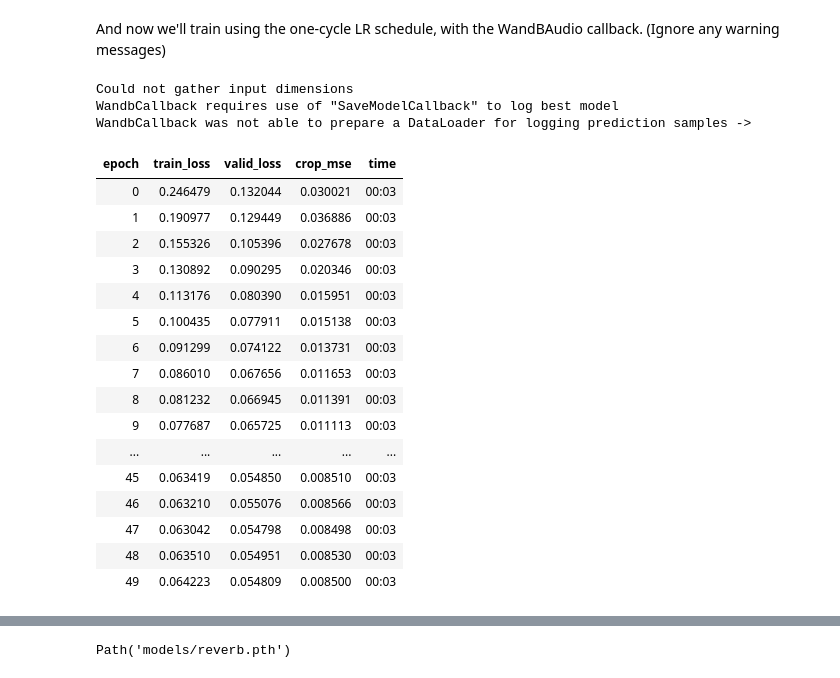
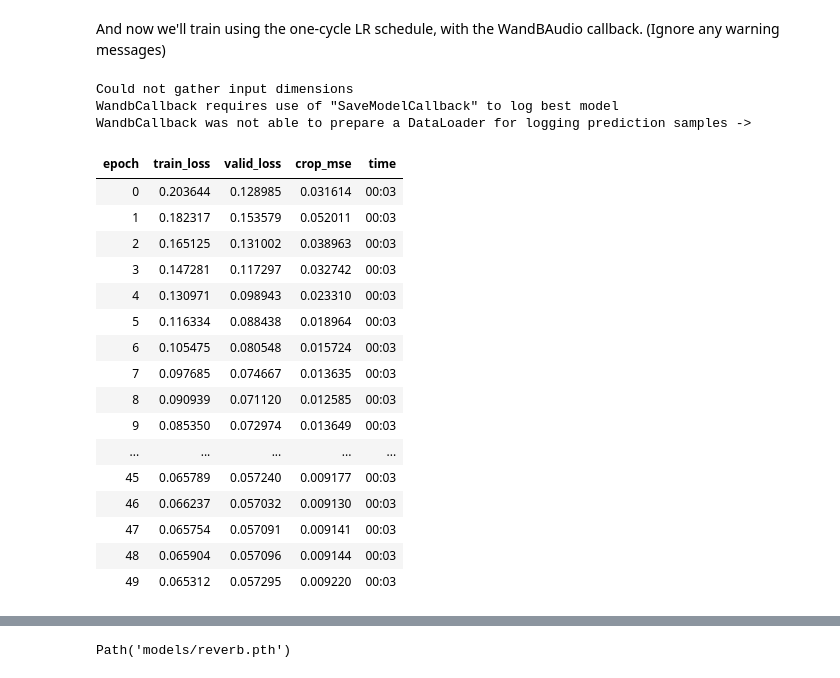
Before and after one commit to drscotthawley/fastproaudio, a Jupyter notebook: 05_reverb.ipynb, the cells around one changed output, grey strips where cells are left out. Saved outputs shown, nothing was run; the diff lists cells and outputs as text; code cells hidden in the pictures.

```diff
--- a/05_reverb.ipynb
+++ b/05_reverb.ipynb
@@ -800,29 +804,29 @@ SuggestedLRs(valley=0.0015135612338781357)
 And now we'll train using the one-cycle LR schedule, with the WandBAudio callback. (Ignore any warning messages)
 # %%
 epochs = 50
-learn.fit_one_cycle(epochs, lr_max=1e-3, cbs=WandBAudio(sample_rate=args.sample_rate))
+learn.fit_one_cycle(epochs, lr_max=5e-4, cbs=WandBAudio(sample_rate=args.sample_rate))
 # ignore WandbCallback warnings that follow
 # %% [output]
 Could not gather input dimensions
 WandbCallback requires use of "SaveModelCallback" to log best model
 WandbCallback was not able to prepare a DataLoader for logging prediction samples ->
 | epoch | train_loss | valid_loss | crop_mse | time |
-| 0 | 0.246479 | 0.132044 | 0.030021 | 00:03 |
-| 1 | 0.190977 | 0.129449 | 0.036886 | 00:03 |
-| 2 | 0.155326 | 0.105396 | 0.027678 | 00:03 |
-| 3 | 0.130892 | 0.090295 | 0.020346 | 00:03 |
-| 4 | 0.113176 | 0.080390 | 0.015951 | 00:03 |
-| 5 | 0.100435 | 0.077911 | 0.015138 | 00:03 |
-| 6 | 0.091299 | 0.074122 | 0.013731 | 00:03 |
-| 7 | 0.086010 | 0.067656 | 0.011653 | 00:03 |
-| 8 | 0.081232 | 0.066945 | 0.011391 | 00:03 |
-| 9 | 0.077687 | 0.065725 | 0.011113 | 00:03 |
+| 0 | 0.203644 | 0.128985 | 0.031614 | 00:03 |
+| 1 | 0.182317 | 0.153579 | 0.052011 | 00:03 |
+| 2 | 0.165125 | 0.131002 | 0.038963 | 00:03 |
+| 3 | 0.147281 | 0.117297 | 0.032742 | 00:03 |
+| 4 | 0.130971 | 0.098943 | 0.023310 | 00:03 |
+| 5 | 0.116334 | 0.088438 | 0.018964 | 00:03 |
+| 6 | 0.105475 | 0.080548 | 0.015724 | 00:03 |
+| 7 | 0.097685 | 0.074667 | 0.013635 | 00:03 |
+| 8 | 0.090939 | 0.071120 | 0.012585 | 00:03 |
+| 9 | 0.085350 | 0.072974 | 0.013649 | 00:03 |
 | ... | ... | ... | ... | ... |
-| 45 | 0.063419 | 0.054850 | 0.008510 | 00:03 |
-| 46 | 0.063210 | 0.055076 | 0.008566 | 00:03 |
-| 47 | 0.063042 | 0.054798 | 0.008498 | 00:03 |
-| 48 | 0.063510 | 0.054951 | 0.008530 | 00:03 |
-| 49 | 0.064223 | 0.054809 | 0.008500 | 00:03 |
+| 45 | 0.065789 | 0.057240 | 0.009177 | 00:03 |
+| 46 | 0.066237 | 0.057032 | 0.009130 | 00:03 |
+| 47 | 0.065754 | 0.057091 | 0.009141 | 00:03 |
+| 48 | 0.065904 | 0.057096 | 0.009144 | 00:03 |
+| 49 | 0.065312 | 0.057295 | 0.009220 | 00:03 |
 # %%
 wandb.finish() # call wandb.finish() after training or your logs may be incomplete
 # %% [output]
```
Also changed, not shown: parts of 11 cells of this notebook, 1 other file.
